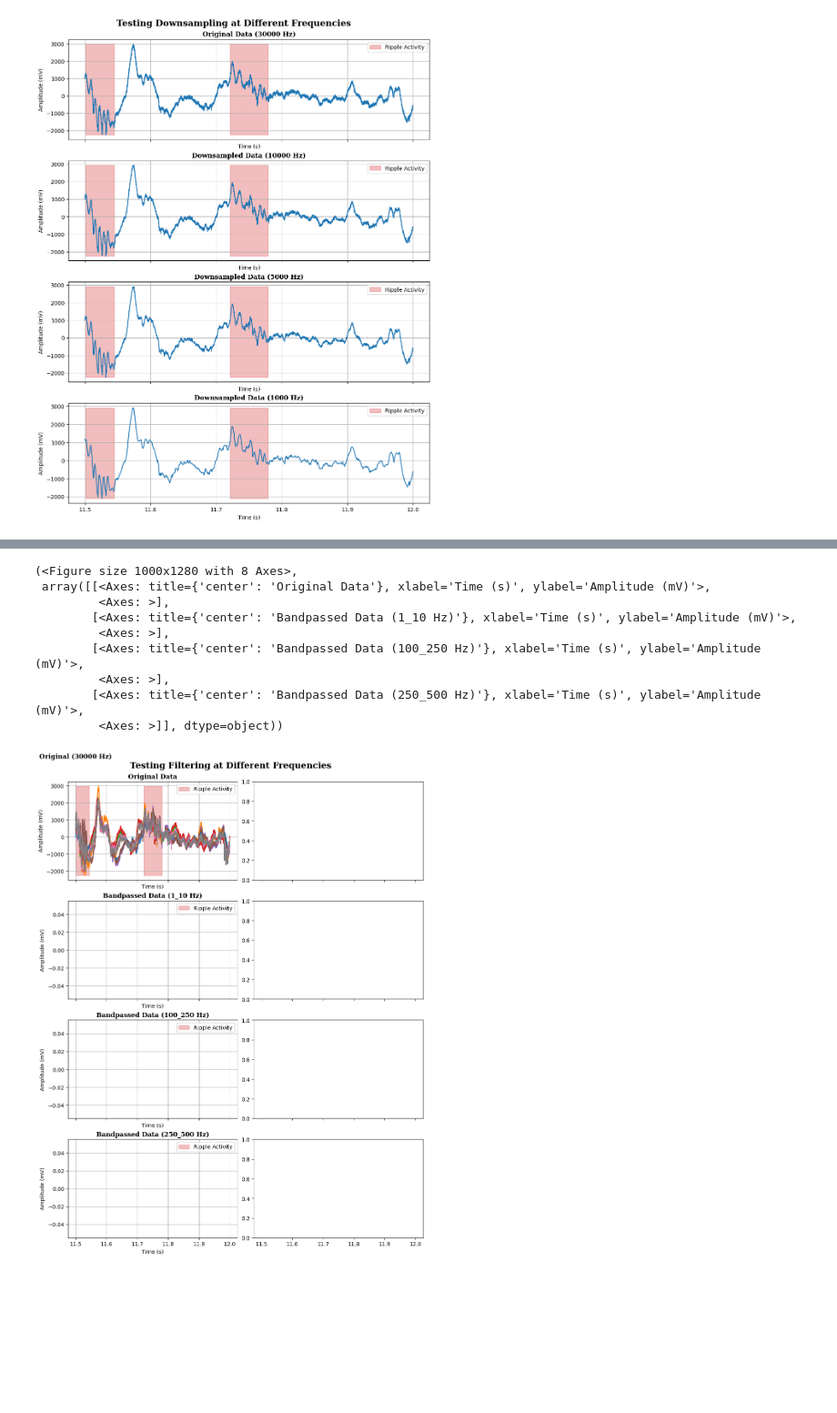
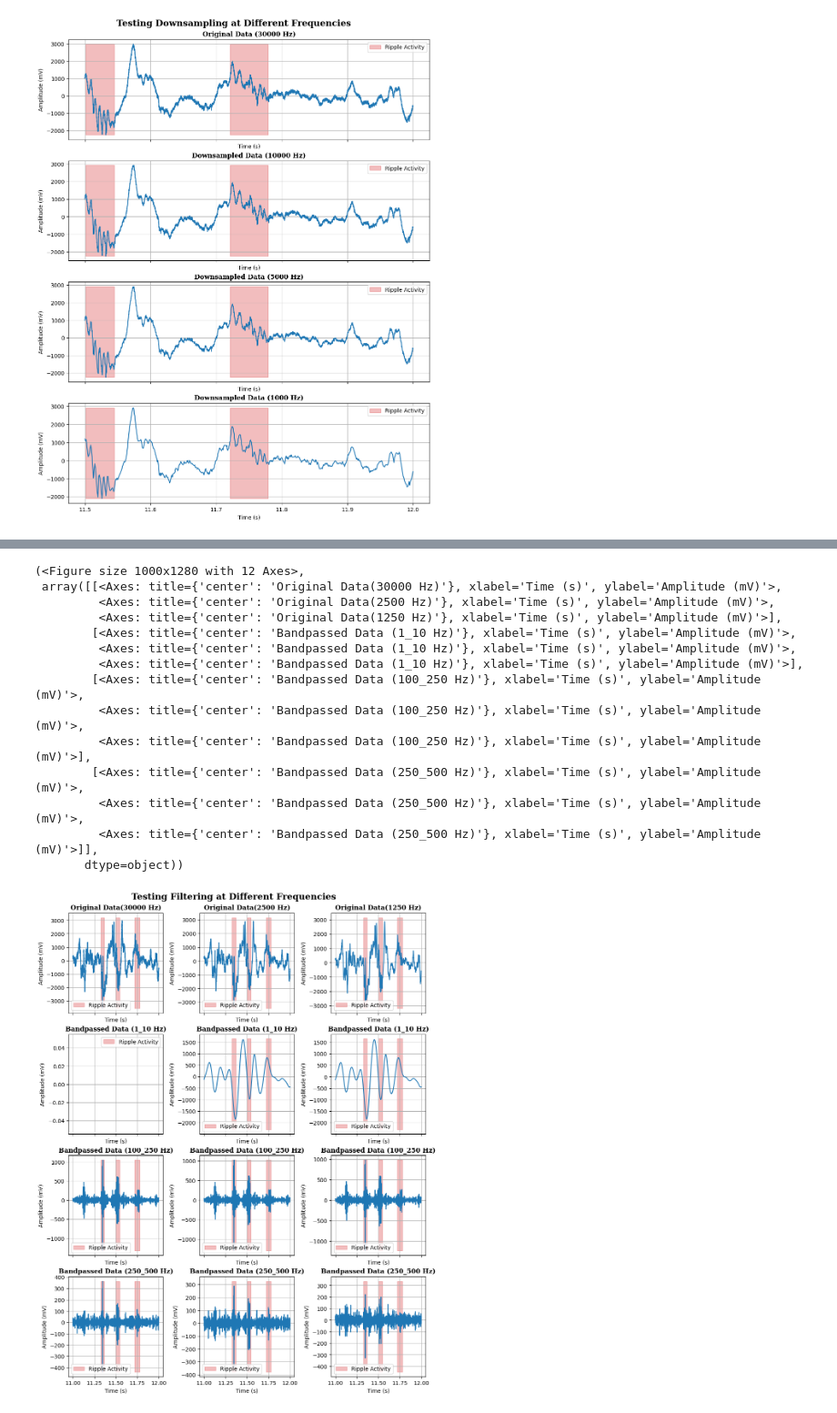
Before and after one commit to pedrofurrix/LAVA_SNN_ripples, a Jupyter notebook: liset_tk/test_downsampling.ipynb, the cells around one changed output, grey strips where cells are left out. Shown: that part at 91% size. Saved outputs shown, nothing was run; the diff lists cells and outputs as text; code cells hidden in the pictures; blank space fills up the shorter version.

```diff
--- a/liset_tk/test_downsampling.ipynb
+++ b/liset_tk/test_downsampling.ipynb
@@ -62,12 +63,12 @@ liset.downsample_several(window_s,
 # %% [output]
 [figure]
 # %%
-window_s=[11.5,12]
+window_s=[11,12]
 extend_s=0.0
 offset =0
 
 liset.test_filtering(window_s,
                  offset=offset,
                  extend=extend_s,
-                 show_ground_truth=True,label='Ripple Activity',ch=False,downsampled_fs=[2500])
+                 show_ground_truth=True,label='Ripple Activity',ch=[1],downsampled_fs=[2500,1250],order=3)
 # %% [output]
@@ -82,10 +92,15 @@ Filtered successfully - 250-500 Hz
-(<Figure size 1000x1280 with 8 Axes>,
- array([[<Axes: title={'center': 'Original Data'}, xlabel='Time (s)', ylabel='Amplitude (mV)'>,
-         <Axes: >],
+(<Figure size 1000x1280 with 12 Axes>,
+ array([[<Axes: title={'center': 'Original Data(30000 Hz)'}, xlabel='Time (s)', ylabel='Amplitude (mV)'>,
+         <Axes: title={'center': 'Original Data(2500 Hz)'}, xlabel='Time (s)', ylabel='Amplitude (mV)'>,
+         <Axes: title={'center': 'Original Data(1250 Hz)'}, xlabel='Time (s)', ylabel='Amplitude (mV)'>],
         [<Axes: title={'center': 'Bandpassed Data (1_10 Hz)'}, xlabel='Time (s)', ylabel='Amplitude (mV)'>,
-         <Axes: >],
+         <Axes: title={'center': 'Bandpassed Data (1_10 Hz)'}, xlabel='Time (s)', ylabel='Amplitude (mV)'>,
+         <Axes: title={'center': 'Bandpassed Data (1_10 Hz)'}, xlabel='Time (s)', ylabel='Amplitude (mV)'>],
         [<Axes: title={'center': 'Bandpassed Data (100_250 Hz)'}, xlabel='Time (s)', ylabel='Amplitude (mV)'>,
-         <Axes: >],
+         <Axes: title={'center': 'Bandpassed Data (100_250 Hz)'}, xlabel='Time (s)', ylabel='Amplitude (mV)'>,
+         <Axes: title={'center': 'Bandpassed Data (100_250 Hz)'}, xlabel='Time (s)', ylabel='Amplitude (mV)'>],
         [<Axes: title={'center': 'Bandpassed Data (250_500 Hz)'}, xlabel='Time (s)', ylabel='Amplitude (mV)'>,
-         <Axes: >]], dtype=object))
+         <Axes: title={'center': 'Bandpassed Data (250_500 Hz)'}, xlabel='Time (s)', ylabel='Amplitude (mV)'>,
+         <Axes: title={'center': 'Bandpassed Data (250_500 Hz)'}, xlabel='Time (s)', ylabel='Amplitude (mV)'>]],
+       dtype=object))
-[figure, old version]
+[figure, new version]
```
Also changed, not shown: parts of 2 cells of this notebook, 6 other files.
